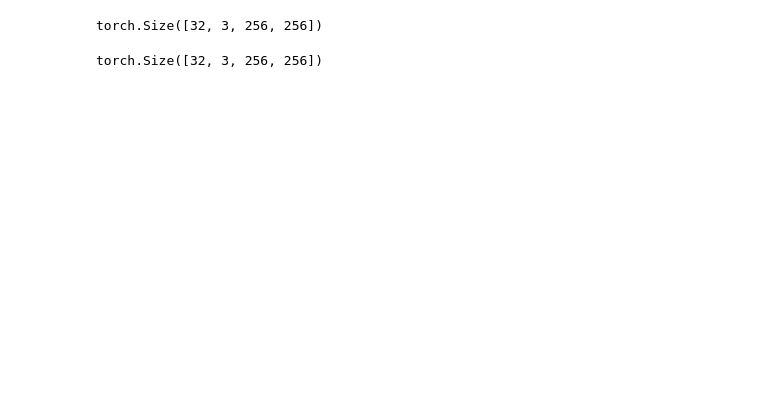
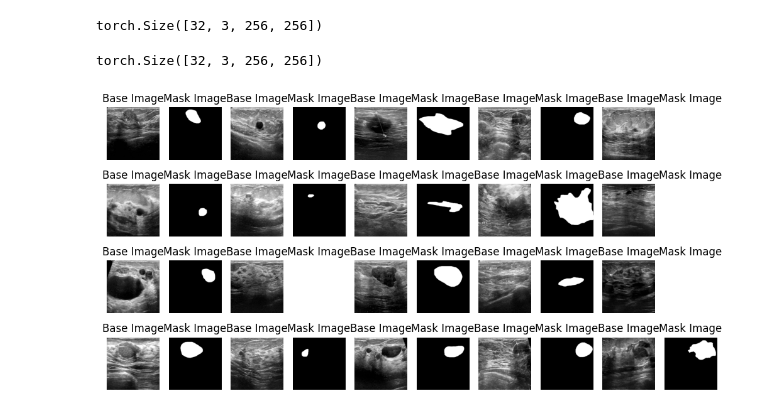
Before and after one commit to atikul-islam-sajib/U-Net, a Jupyter notebook: research/notebooks/ModelPrototyping.ipynb, the cells around one changed output. Cells and saved outputs as stored; diff of their text form; code cells hidden in the pictures; blank space fills up the shorter version.

```diff
--- a/research/notebooks/ModelPrototyping.ipynb
+++ b/research/notebooks/ModelPrototyping.ipynb
@@ -26,9 +26,12 @@ def config():
     with open("../../deafult_params.yml", "r") as file:
         return yaml.safe_load(file)
 
-def load_pickle(value = None, filename = None):
+def dump_pickle(value = None, filename = None):
     if value is not None and filename is not None:
         joblib.dump(value = value, filename=filename)
+
+def load_pickle(filename = None):
+    return joblib.load(filename)
 # %%
 class Loader:
     def __init__(self, image_path = None, batch_size = 32):
@@ -102,7 +105,7 @@ class Loader:
 
                 base_image = image.split(".")[0]
                 extension = image.split(".")[1]
-                mask_image = "{}.{}".format(base_image, extension)
+                mask_image = "{}_{}.{}".format(base_image, self.is_mask, extension)
 
                 self.base_images.append(
                     self.base_transformation()(
@@ -118,9 +121,15 @@ class Loader:
             dataloader = DataLoader(
                 dataset=list(zip(self.base_images, self.mask_images)), batch_size=self.batch_size, shuffle=True
                 )
-            load_pickle(value=self.base_images, filename=os.path.join(PROCESSED_PATH, "base_images.pkl"))
-            load_pickle(value=self.mask_images, filename=os.path.join(PROCESSED_PATH, "mask_images.pkl"))
-            load_pickle(value=dataloader, filename=os.path.join(PROCESSED_PATH, "dataloader.pkl"))
+            dump_pickle(value=self.base_images, filename=os.path.join(PROCESSED_PATH, "base_images.pkl"))
+            dump_pickle(
+                value=self.mask_images,
+                filename=os.path.join(PROCESSED_PATH, "mask_images.pkl"),
+            )
+            dump_pickle(
+                value=dataloader,
+                filename=os.path.join(PROCESSED_PATH, "dataloader.pkl"),
+            )
 
             return dataloader
 
@@ -151,3 +160,36 @@ data, label = next(iter(data))
 print(data.shape)
 # %% [output]
 torch.Size([32, 3, 256, 256])
+# %%
+import matplotlib.pyplot as plt
+def display_images():
+    num_samples = 20
+    plt.figure(figsize=(10, 10))
+    dataloader = load_pickle(
+            filename=os.path.join(PROCESSED_PATH, "dataloader.pkl")
+        )
+    images, labels = next(iter(dataloader))
+    images = images[:num_samples]
+    labels = labels[:num_samples]
+
+    for index, image in enumerate(images):
+        plt.subplot(2 * 4, 2 * 5, 2 * index + 1)
+        image = image.permute(1, 2, 0)
+        image = (image - image.min()) / (image.max() - image.min())
+        plt.imshow(image, cmap="gray")
+        plt.title("Base Image")
+        plt.axis("off")
+
+        plt.subplot(2 * 4, 2 * 5, 2 * index + 2)
+        label = labels[index].permute(1, 2, 0)
+        label = (label - label.min()) / (label.max() - label.min())
+        plt.imshow(label, cmap="gray")
+        plt.title("Mask Image")
+        plt.axis("off")
+
+    plt.tight_layout()
+    plt.show()
+
+display_images()
+# %% [output]
+[figure, added]
```
Also changed, not shown: 2 other files.
